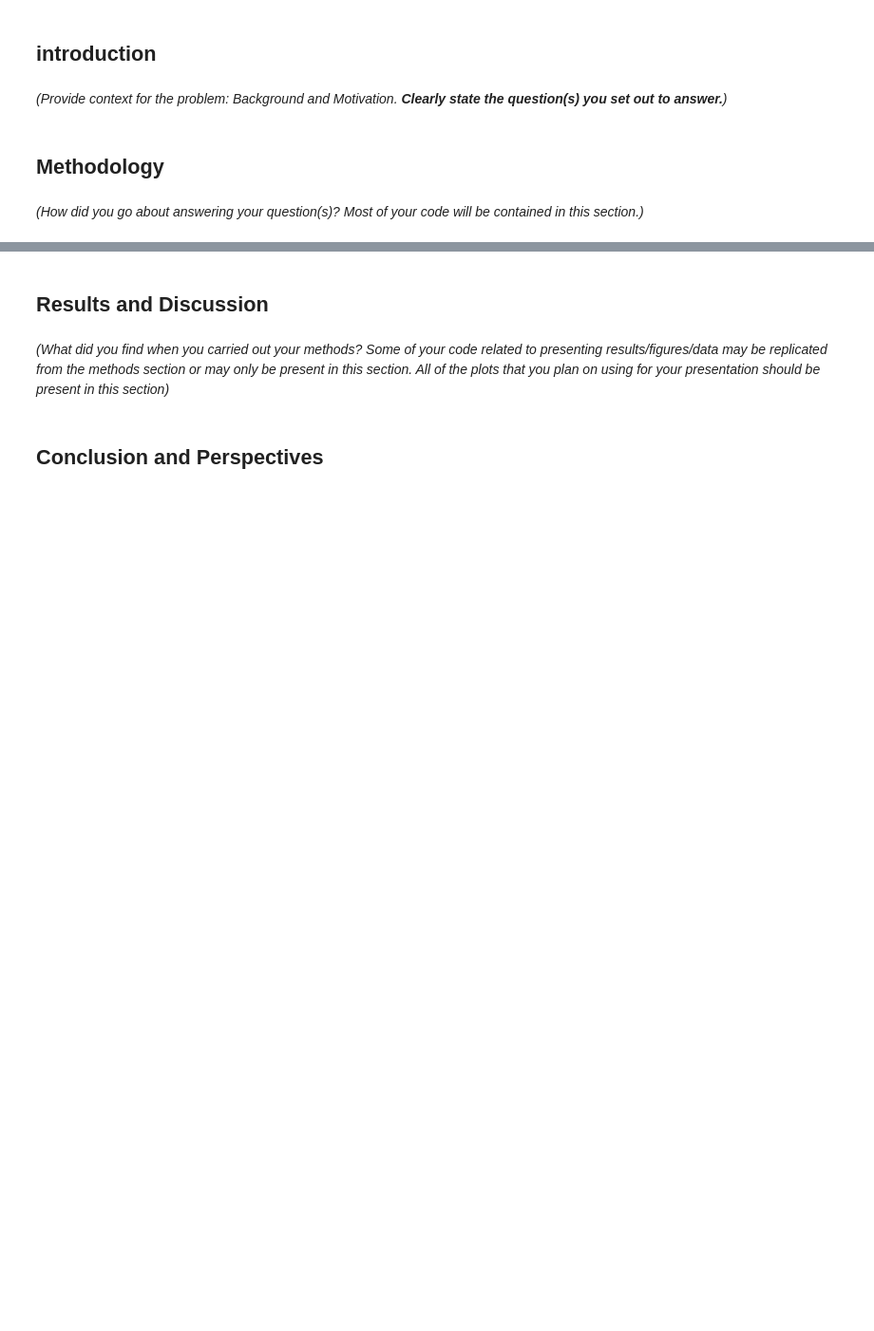
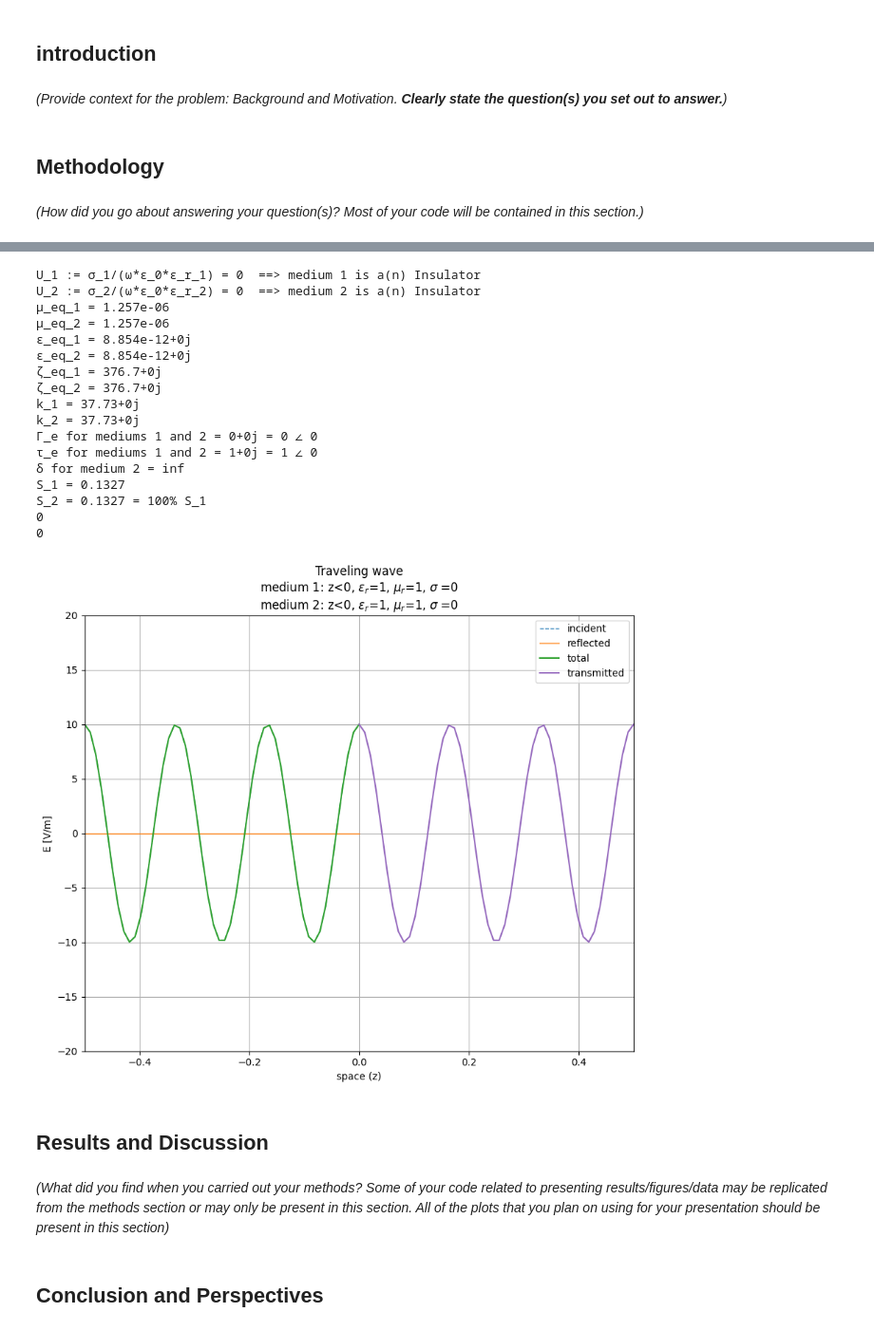
Before and after one commit to daummic1/PHY480-Honors, a Jupyter notebook: PHY480-905_SemesterProjectTemplate.ipynb, the cells around one changed output, grey strips where cells are left out. Shown at 95% size. Drawn from its saved outputs; the diff is of its cells as text; code cells hidden in the pictures; blank space fills up the shorter version.

```diff
--- a/PHY480-905_SemesterProjectTemplate.ipynb
+++ b/PHY480-905_SemesterProjectTemplate.ipynb
@@ -359,3 +24,33 @@ TypeError: array() missing required argument 'object' (pos 0)
+# %%
+f_0     = 1.8e9 # [Hz]
+E_0     = 10.0  # [V/m]
+
+wave = Sine(f=f_0, A=E_0)
+# wave = Gaussian(rms=1.3)
+# wave = Rect(width=4)
+
+# wave.add_mediums(medium1=free_space, medium2=medium2)
+wave.print_data()
+wave.show()
+# %% [output]
+U_1 := σ_1/(ω*ε_0*ε_r_1) = 0  ==> medium 1 is a(n) Insulator
+U_2 := σ_2/(ω*ε_0*ε_r_2) = 0  ==> medium 2 is a(n) Insulator
+μ_eq_1 = 1.257e-06
+μ_eq_2 = 1.257e-06
+ε_eq_1 = 8.854e-12+0j
+ε_eq_2 = 8.854e-12+0j
+ζ_eq_1 = 376.7+0j
+ζ_eq_2 = 376.7+0j
+k_1 = 37.73+0j
+k_2 = 37.73+0j
+Γ_e for mediums 1 and 2 = 0+0j = 0 ∠ 0
+τ_e for mediums 1 and 2 = 1+0j = 1 ∠ 0
+δ for medium 2 = inf
+S_1 = 0.1327
+S_2 = 0.1327 = 100% S_1
+0
+0
+[figure, added]
 # %% [markdown]
 ## Results and Discussion
 # %% [markdown]
```
Also changed, not shown: parts of 1 cell of this notebook, 2 other files.
